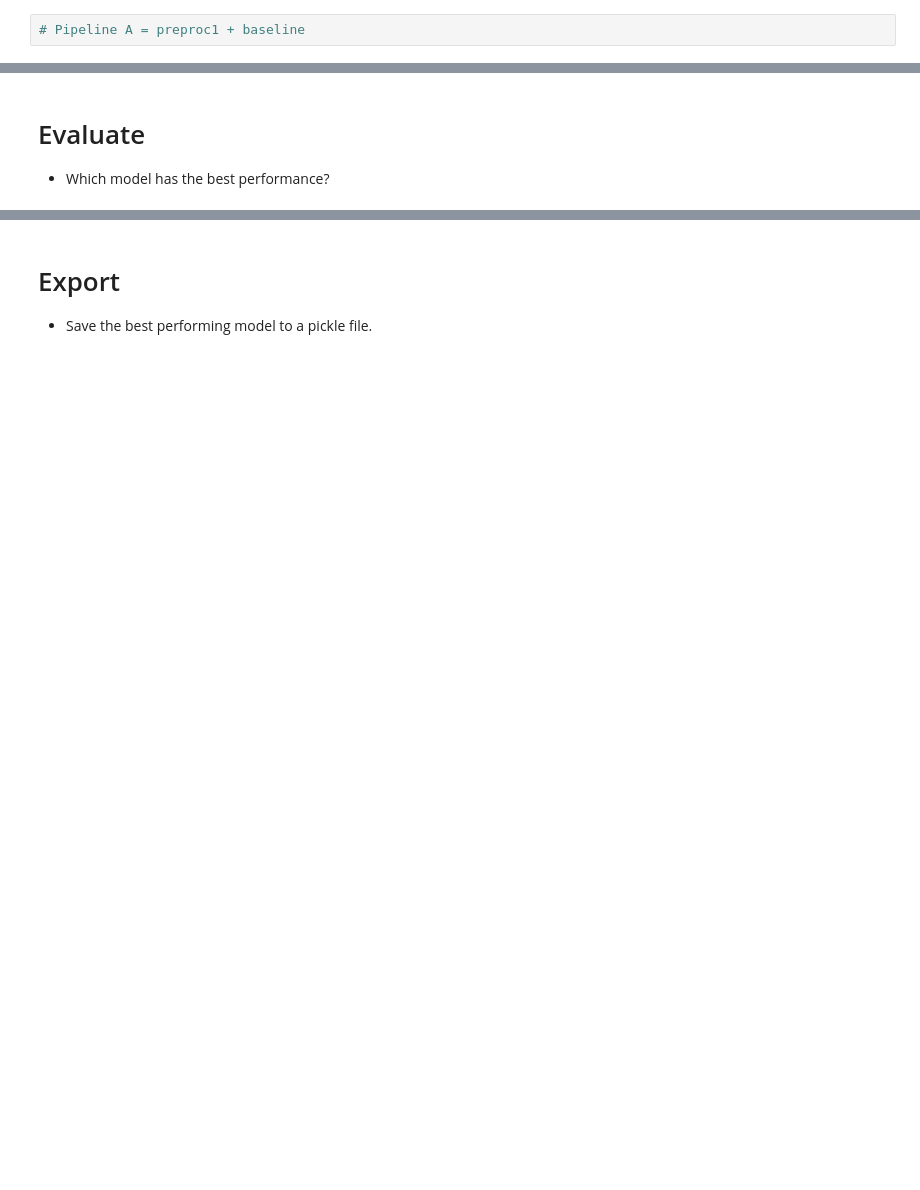
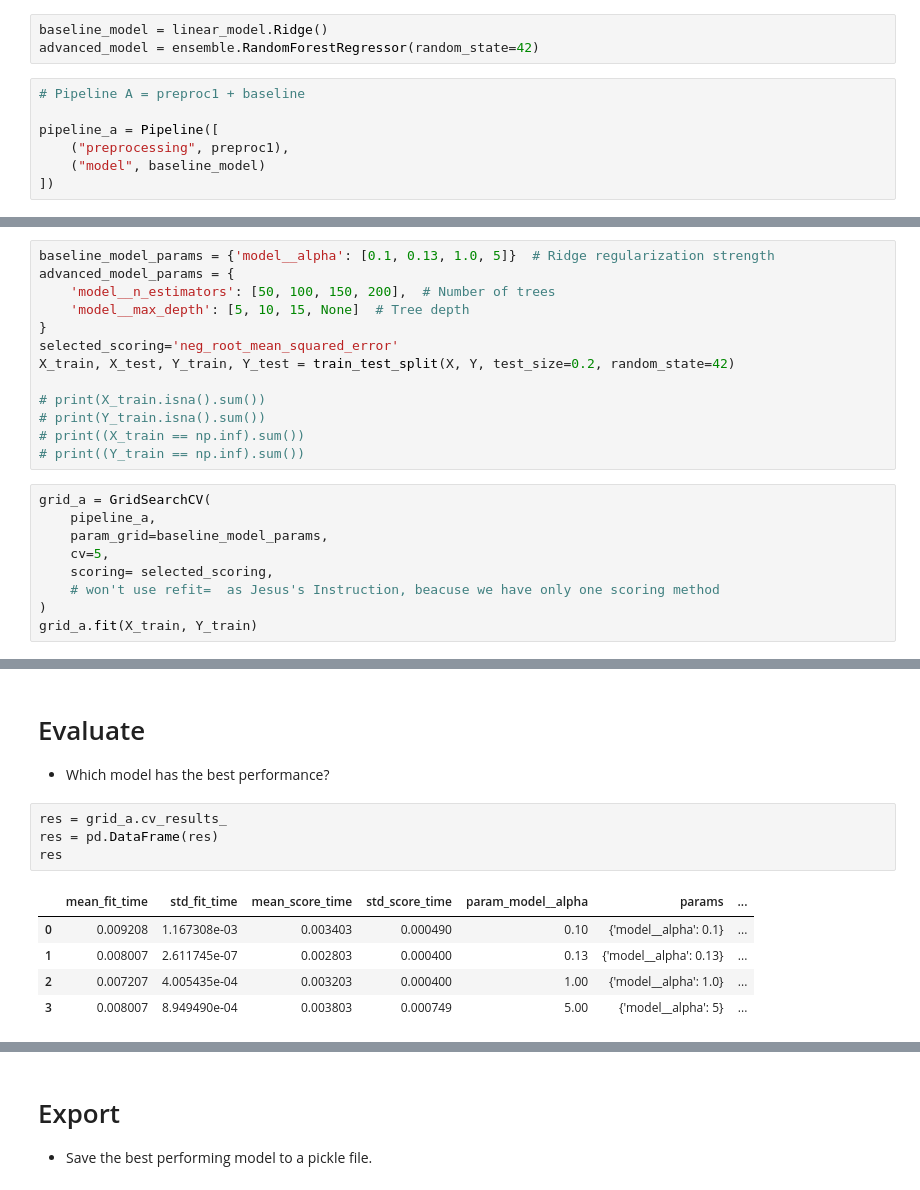
Before and after one commit to hoseinaliyari/production, a Jupyter notebook: 02_activities/assignments/assignment_3.ipynb, the cells around one changed output, grey strips where cells are left out. Cells and saved outputs as stored; diff of their text form; blank space fills up the shorter version.

```diff
--- a/02_activities/assignments/assignment_3.ipynb
+++ b/02_activities/assignments/assignment_3.ipynb
@@ -265,7 +315,15 @@ Create a [model pipeline](https://scikit-learn.org/stable/modules/generated/skle
     - Choose a baseline regressor, tune it (if necessary) using grid search, and evaluate it using cross-validation.
     - Choose a more advance regressor, tune it (if necessary) using grid search, and evaluate it using cross-validation.
     - Both model choices are up to you, feel free to experiment.
+# %%
+baseline_model = linear_model.Ridge()
+advanced_model = ensemble.RandomForestRegressor(random_state=42)
 # %%
 # Pipeline A = preproc1 + baseline
+
+pipeline_a = Pipeline([
+    ("preprocessing", preproc1),
+    ("model", baseline_model)
+])
 # %%
 # Pipeline B = preproc2 + baseline
@@ -279,3 +352,25 @@ Create a [model pipeline](https://scikit-learn.org/stable/modules/generated/skle
 + Perform GridSearch on each of the four pipelines.
 + Tune at least one hyperparameter per pipeline.
 + Experiment with at least four value combinations per pipeline.
+# %%
+baseline_model_params = {'model__alpha': [0.1, 0.13, 1.0, 5]}  # Ridge regularization strength
+advanced_model_params = {
+    'model__n_estimators': [50, 100, 150, 200],  # Number of trees
+    'model__max_depth': [5, 10, 15, None]  # Tree depth
+}
+selected_scoring='neg_root_mean_squared_error'
+X_train, X_test, Y_train, Y_test = train_test_split(X, Y, test_size=0.2, random_state=42)
+
+# print(X_train.isna().sum())
+# print(Y_train.isna().sum())
+# print((X_train == np.inf).sum())
+# print((Y_train == np.inf).sum())
+# %%
+grid_a = GridSearchCV(
+    pipeline_a,
+    param_grid=baseline_model_params,
+    cv=5,
+    scoring= selected_scoring,
+    # won't use refit=  as Jesus's Instruction, beacuse we have only one scoring method
+)
+grid_a.fit(X_train, Y_train)
@@ -283,3 +474,13 @@ Create a [model pipeline](https://scikit-learn.org/stable/modules/generated/skle
 # Evaluate
 
 + Which model has the best performance?
+# %%
+res = grid_a.cv_results_
+res = pd.DataFrame(res)
+res
+# %% [output]
+|  | mean_fit_time | std_fit_time | mean_score_time | std_score_time | param_model__alpha | params | ... |
+| 0 | 0.009208 | 1.167308e-03 | 0.003403 | 0.000490 | 0.10 | {'model__alpha': 0.1} | ... |
+| 1 | 0.008007 | 2.611745e-07 | 0.002803 | 0.000400 | 0.13 | {'model__alpha': 0.13} | ... |
+| 2 | 0.007207 | 4.005435e-04 | 0.003203 | 0.000400 | 1.00 | {'model__alpha': 1.0} | ... |
+| 3 | 0.008007 | 8.949490e-04 | 0.003803 | 0.000749 | 5.00 | {'model__alpha': 5} | ... |
```
Also changed, not shown: parts of 19 cells of this notebook, 1 other file.
